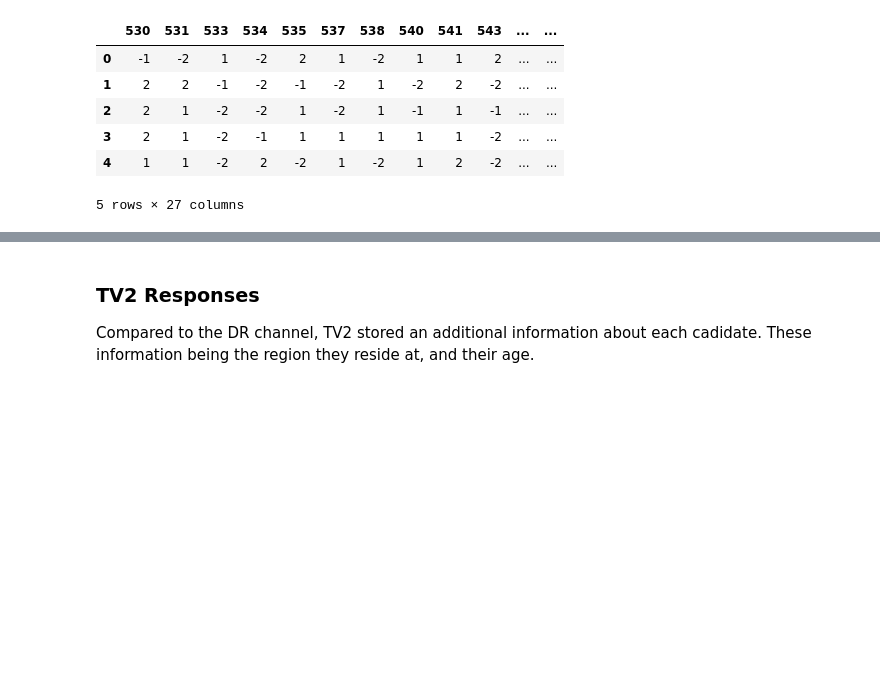
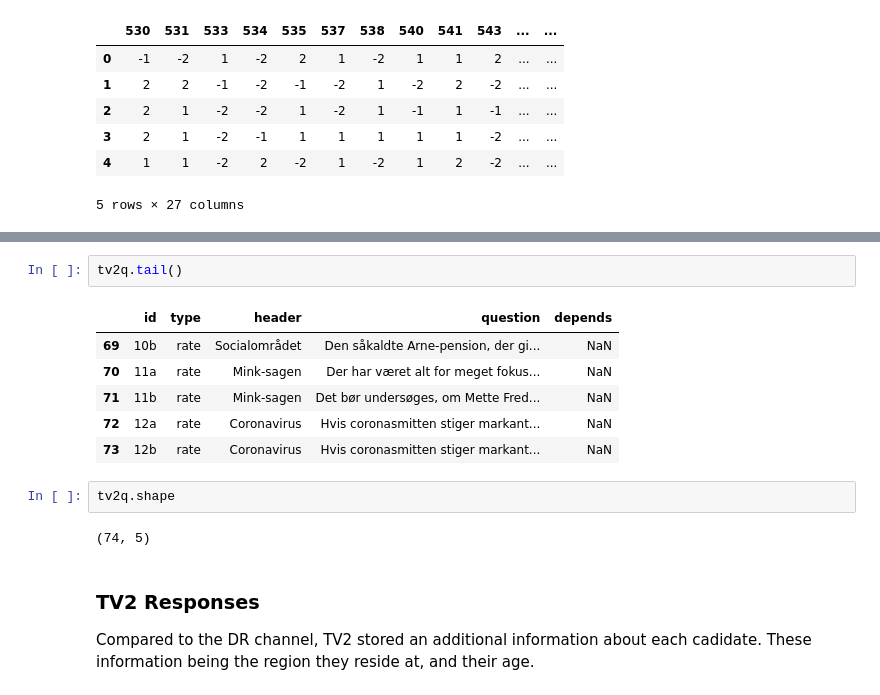
Before and after one commit to mitmarcus/VIA-MAL1, a Jupyter notebook: Ass3_Candidates/2. Candidate Test 2022 I.ipynb, the cells around one changed output, grey strips where cells are left out. Saved outputs shown, nothing was run; the diff lists cells and outputs as text; blank space fills up the shorter version.

```diff
--- a/Ass3_Candidates/2. Candidate Test 2022 I.ipynb
+++ b/Ass3_Candidates/2. Candidate Test 2022 I.ipynb
@@ -142,3 +169,16 @@ Error:
+# %%
+tv2q.tail()
+# %% [output]
+|  | id | type | header | question | depends |
+| 69 | 10b | rate | Socialområdet | Den såkaldte Arne-pension, der gi... | NaN |
+| 70 | 11a | rate | Mink-sagen | Der har været alt for meget fokus... | NaN |
+| 71 | 11b | rate | Mink-sagen | Det bør undersøges, om Mette Fred... | NaN |
+| 72 | 12a | rate | Coronavirus | Hvis coronasmitten stiger markant... | NaN |
+| 73 | 12b | rate | Coronavirus | Hvis coronasmitten stiger markant... | NaN |
+# %%
+tv2q.shape
+# %% [output]
+(74, 5)
 # %% [markdown]
 ### TV2 Responses
 
```
Also changed, not shown: parts of 43 cells of this notebook, 1 other file.
